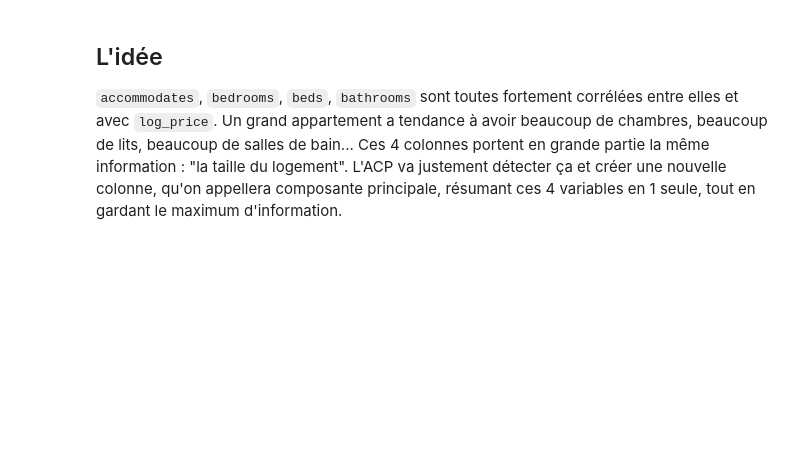
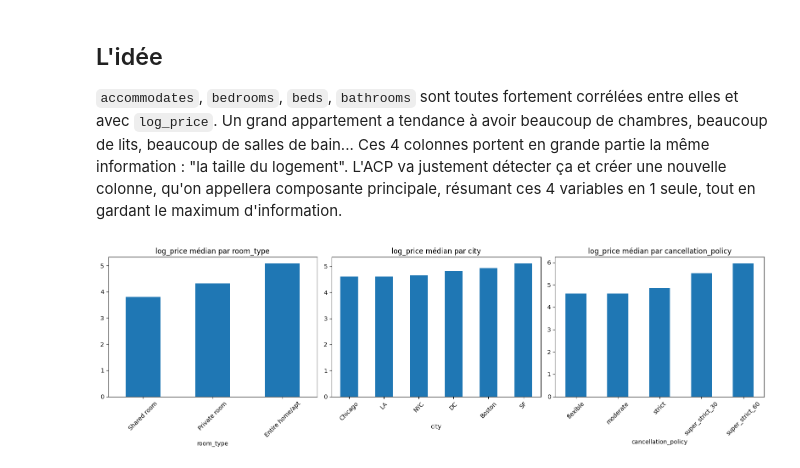
Before and after one commit to Annie-K73/Airbnb_prediction, a Jupyter notebook: NoteBook.ipynb, the cells around one changed output. Saved outputs shown, nothing was run; the diff lists cells and outputs as text; code cells hidden in the pictures; blank space fills up the shorter version.

```diff
--- a/NoteBook.ipynb
+++ b/NoteBook.ipynb
@@ -142,3 +146,15 @@ plt.show()
 ## L'idée
 `accommodates`, `bedrooms`, `beds`, `bathrooms` sont toutes fortement corrélées entre elles et avec `log_price`. Un grand appartement a tendance à avoir beaucoup de chambres, beaucoup de lits, beaucoup de salles de bain... Ces 4 colonnes portent en grande partie la même information : "la taille du logement".
 L'ACP va justement détecter ça et créer une nouvelle colonne, qu'on appellera composante principale, résumant ces 4 variables en 1 seule, tout en gardant le maximum d'information.
+# %%
+fig, axes = plt.subplots(1, 3, figsize=(16, 5))
+
+for ax, col in zip(axes, ['room_type', 'city', 'cancellation_policy']):
+    df.groupby(col)['log_price'].median().sort_values().plot(kind='bar', ax=ax)
+    ax.set_title(f'log_price médian par {col}')
+    ax.tick_params(axis='x', rotation=45)
+
+plt.tight_layout()
+plt.show()
+# %% [output]
+[figure, added]
```
Also changed, not shown: parts of 11 cells of this notebook.
